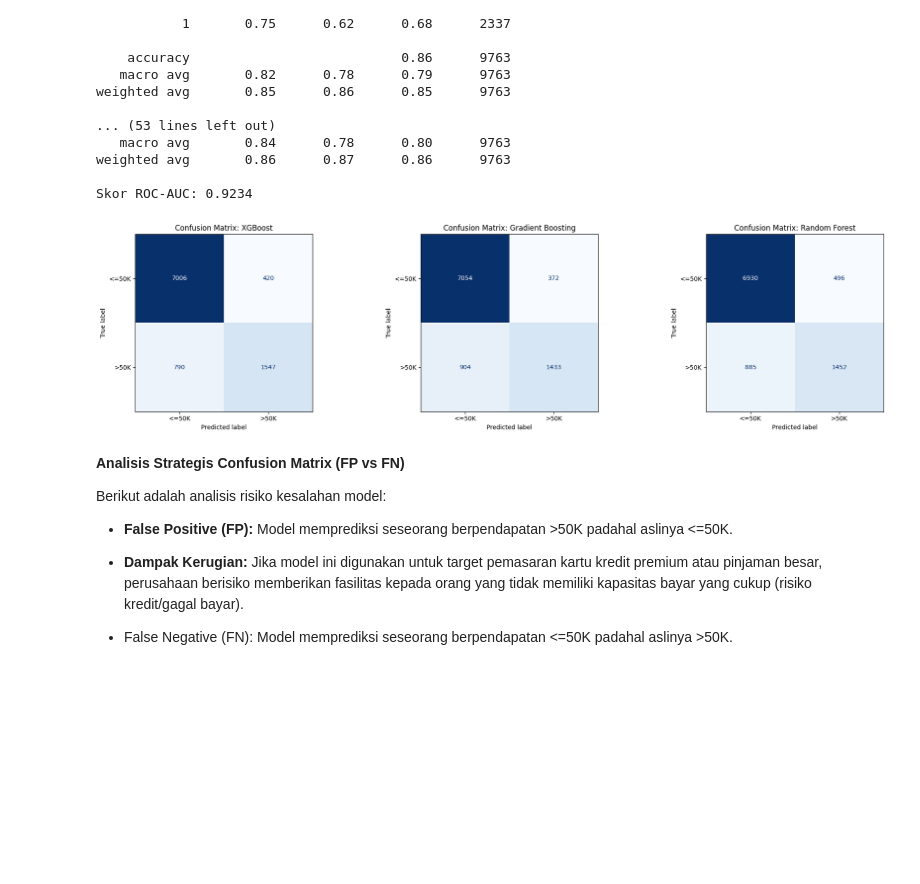
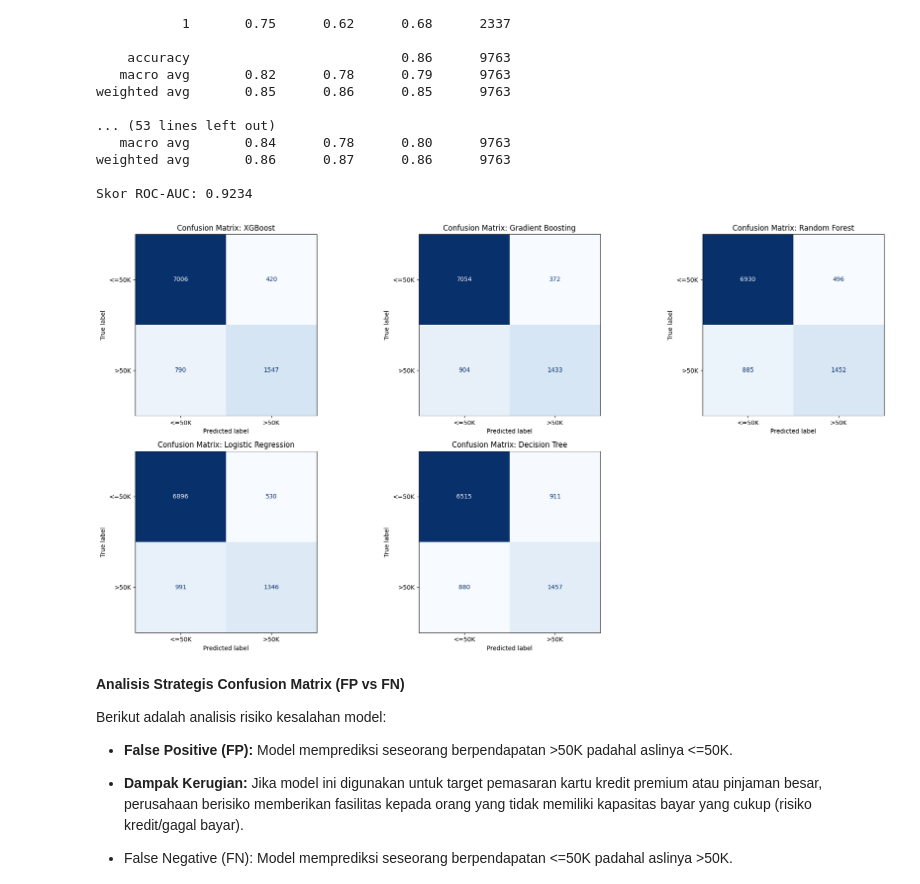
Before and after one commit to leolabs-id/income-prediction-app, a Jupyter notebook: Census_Income_Analysis_and_Modeling.ipynb, the cells around one changed output. Cells and saved outputs as stored; diff of their text form; code cells hidden in the pictures; blank space fills up the shorter version.

```diff
--- a/Census_Income_Analysis_and_Modeling.ipynb
+++ b/Census_Income_Analysis_and_Modeling.ipynb
@@ -1328,28 +1338,34 @@ weighted avg       0.86      0.87      0.86      9763
 
 Skor ROC-AUC: 0.9234
 # %%
-
 # Visualisasi perbandingan prediksi benar vs salah untuk 3 model terbaik
 top_models = {
     "XGBoost": models["XGBoost"],
     "Gradient Boosting": models["Gradient Boosting"],
-    "Random Forest": models["Random Forest"]
+    "Random Forest": models["Random Forest"],
+    "Logistic Regression": models["Logistic Regression"],
+    "Decision Tree": models["Decision Tree"]
 }
 
-fig, axes = plt.subplots(1, 3, figsize=(20, 5))
+fig, axes = plt.subplots(2, 3, figsize=(20, 10))
+axes = axes.flatten()
 
 for i, (name, model) in enumerate(top_models.items()):
     y_pred = model.predict(X_test)
     cm = confusion_matrix(y_test, y_pred)
 
     disp = ConfusionMatrixDisplay(confusion_matrix=cm, display_labels=['<=50K', '>50K'])
     disp.plot(ax=axes[i], cmap='Blues', colorbar=False)
     axes[i].set_title(f"Confusion Matrix: {name}")
 
+# Hide any unused subplots if the number of models is less than the number of subplots
+for j in range(i + 1, len(axes)):
+    fig.delaxes(axes[j])
+
 plt.tight_layout()
 plt.show()
 # %% [output]
-[figure, old version]
+[figure, new version]
 # %% [markdown]
 **Analisis Strategis Confusion Matrix (FP vs FN)**
 
```
Also changed, not shown: parts of 39 cells of this notebook, 1 other file.
